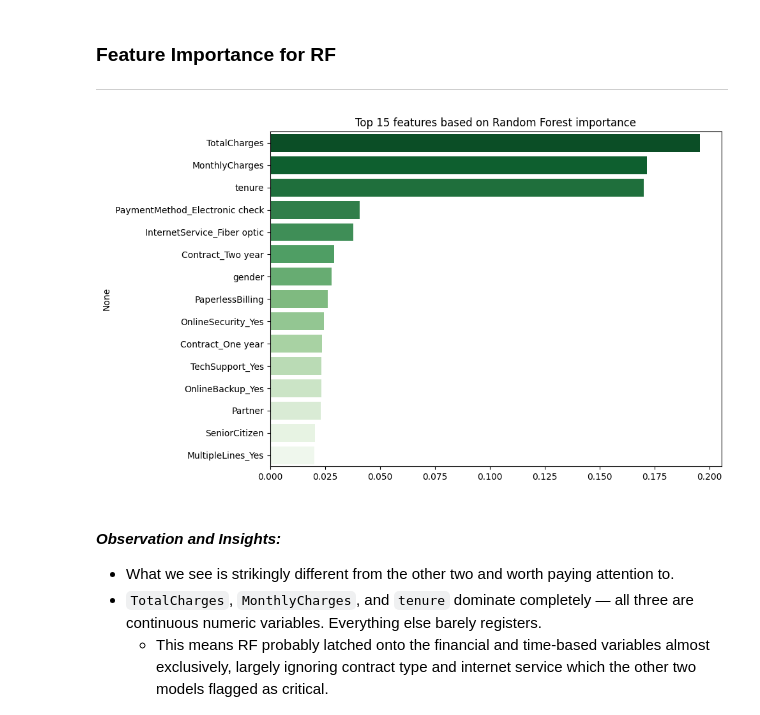
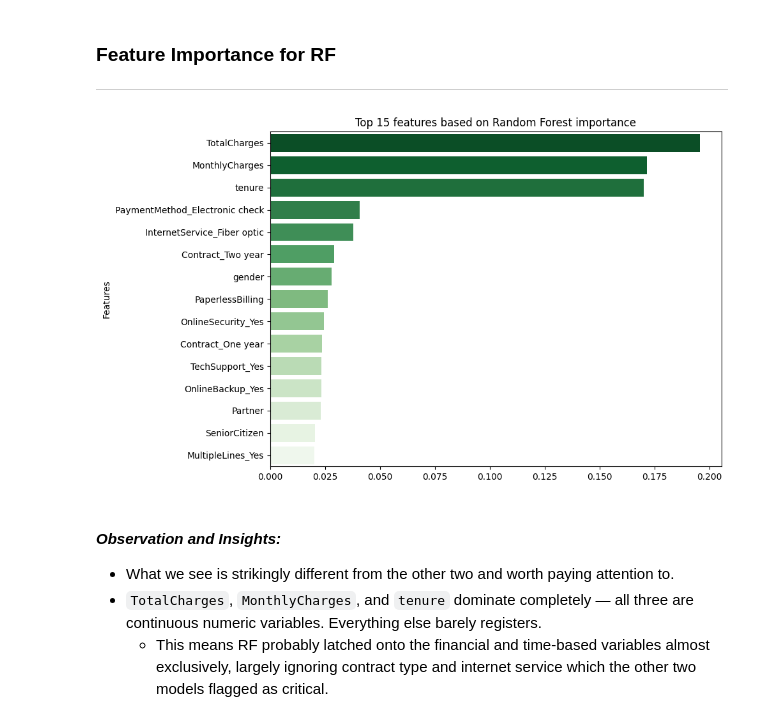
Before and after one commit to marzafiee/churn-risk-analyzer, a Jupyter notebook: notebooks/modelling.ipynb, the cells around one changed output. Saved outputs shown, nothing was run; the diff lists cells and outputs as text; code cells hidden in the pictures.

Commit message:
fixed ylabel for random forest feature importance img

```diff
--- a/notebooks/modelling.ipynb
+++ b/notebooks/modelling.ipynb
@@ -230,16 +230,17 @@ struggling with the class imbalance. It is eliminated as a candidate model.
 # %%
 rf_importances = pd.Series(rf.feature_importances_, index=X.columns)
 rf_importances = rf_importances.sort_values(ascending=False).head(15)
 
 plt.figure(figsize=(10, 6))
 sns.barplot(x=rf_importances.values, y=rf_importances.index, palette='Greens_r')
 
+plt.ylabel('Features')
 plt.title('Top 15 features based on Random Forest importance')
 plt.tight_layout()
 plt.savefig('../outputs/rf_importance.png', bbox_inches='tight')
 plt.show()
 # %% [output]
-[figure, old version]
+[figure, new version]
 # %% [markdown]
 #### *Observation and Insights:*
 - What we see is strikingly different from the other two and worth paying attention to.
```
Also changed, not shown: parts of 1 cell of this notebook.
